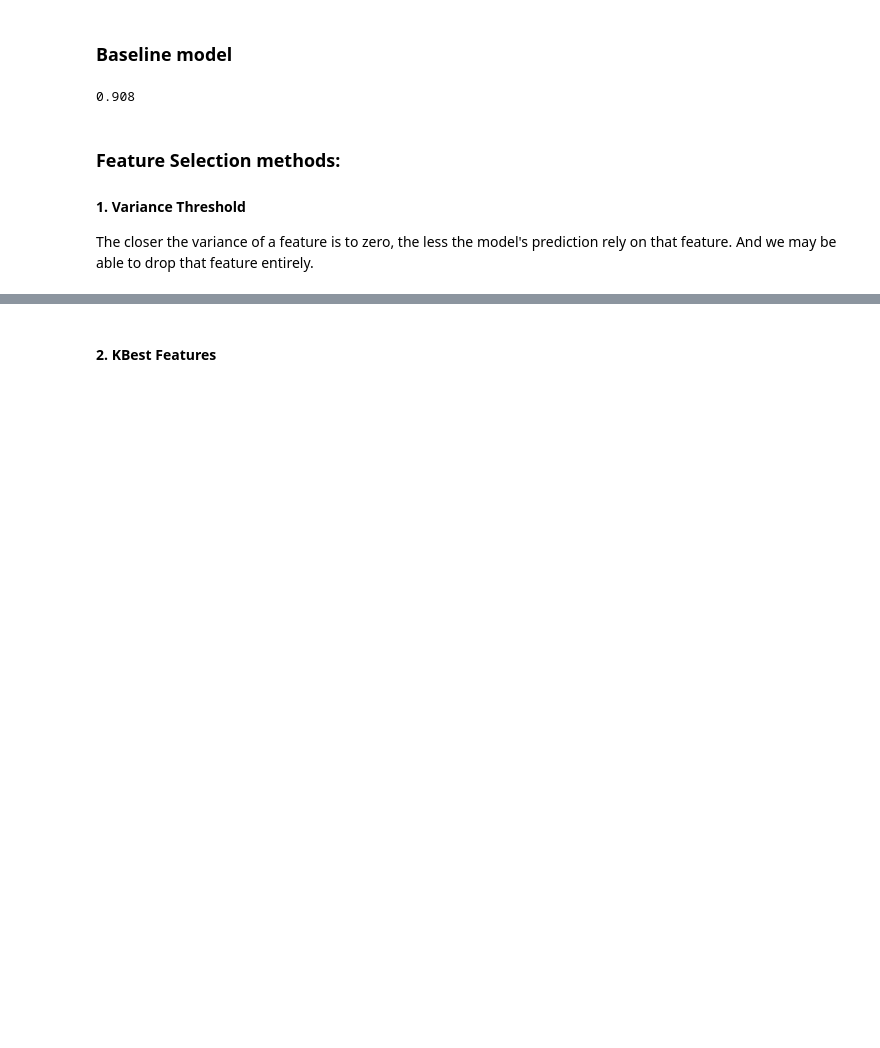
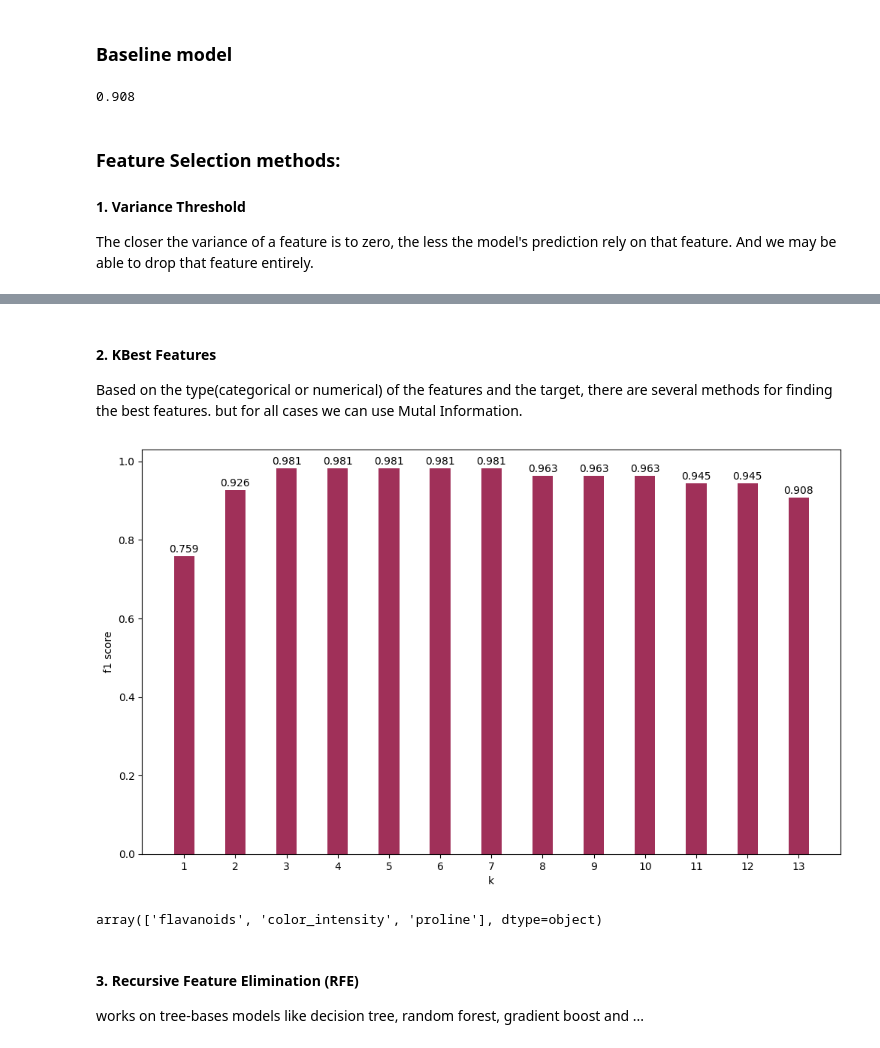
Before and after one commit to Alireza2317/feature_engineering, a Jupyter notebook: feature_selection.ipynb, the cells around one changed output, grey strips where cells are left out. Saved outputs shown, nothing was run; the diff lists cells and outputs as text; code cells hidden in the pictures; blank space fills up the shorter version.

Commit message:
Kbest and RFE

```diff
--- a/feature_selection.ipynb
+++ b/feature_selection.ipynb
@@ -174,2 +174,44 @@ print(f'{score:.3f}')
-# %% [markdown]
-#### 2. KBest Features
+# %% [markdown]
+#### 2. KBest Features
+Based on the type(categorical or numerical) of the features and the target, there are several methods for finding the best features. but for all cases we can use Mutal Information.
+# %%
+# copy all the data
+X_train_2, X_test_2, y_train_2, y_test_2 = X_train.copy(), X_test.copy(), y_train.copy(), y_test.copy()
+# %%
+from sklearn.feature_selection import SelectKBest, mutual_info_classif
+
+# calculate the f1-score for all different values of k to see which k is the best
+scores = []
+
+for k in range(1, len(X.columns)+1):
+	selector = SelectKBest(score_func=mutual_info_classif, k=k)
+	selector.fit(X_train_2, y_train_2)
+
+	selected_X_train_2 = selector.transform(X_train_2)
+	selected_X_test_2 = selector.transform(X_test_2)
+
+	model.fit(selected_X_train_2, y_train_2)
+	preds = model.predict(selected_X_test_2)
+
+	scores.append(f1_score(y_test_2, preds, average='weighted'))
+# %%
+plt.bar(range(1, len(X.columns)+1), scores, width=0.4, color='#8a0033cf')
+plt.xlabel('k')
+plt.xticks(range(1, len(X.columns)+1))
+plt.ylabel('f1 score')
+
+for i, score in enumerate(scores, 1):
+	plt.text(x=i, y=score+1e-2, s=f'{score:.3f}', ha='center')
+# %% [output]
+[figure, added]
+# %%
+# since 3 features results in a simpler model we will set k=3 for the model
+selector = SelectKBest(mutual_info_classif, k=3)
+selector.fit(X_train_2, y_train_2)
+
+selector.get_feature_names_out()
+# %% [output]
+array(['flavanoids', 'color_intensity', 'proline'], dtype=object)
+# %% [markdown]
+#### 3. Recursive Feature Elimination (RFE)
+works on tree-bases models like decision tree, random forest, gradient boost and ...
```
Also changed, not shown: parts of 10 cells of this notebook.
